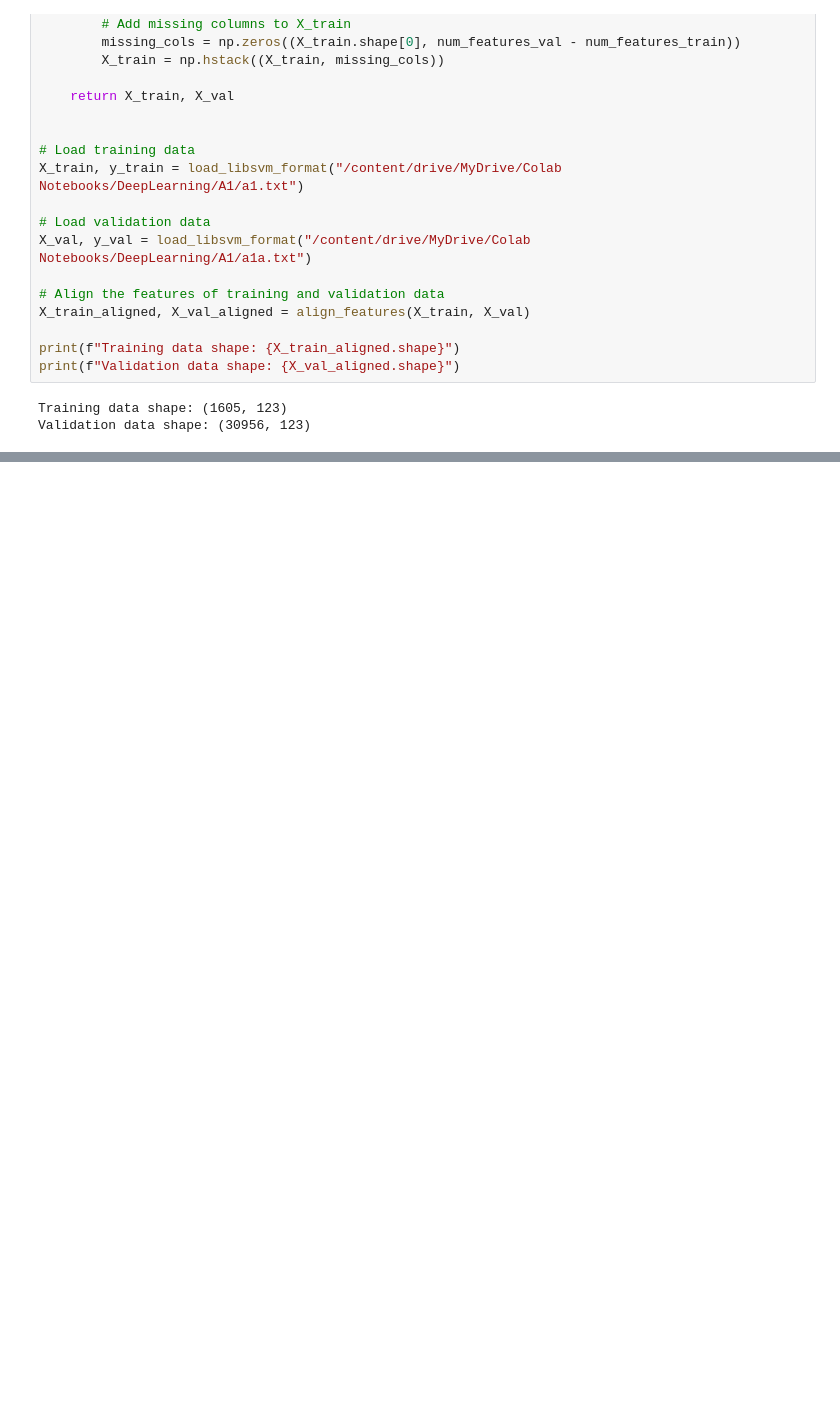
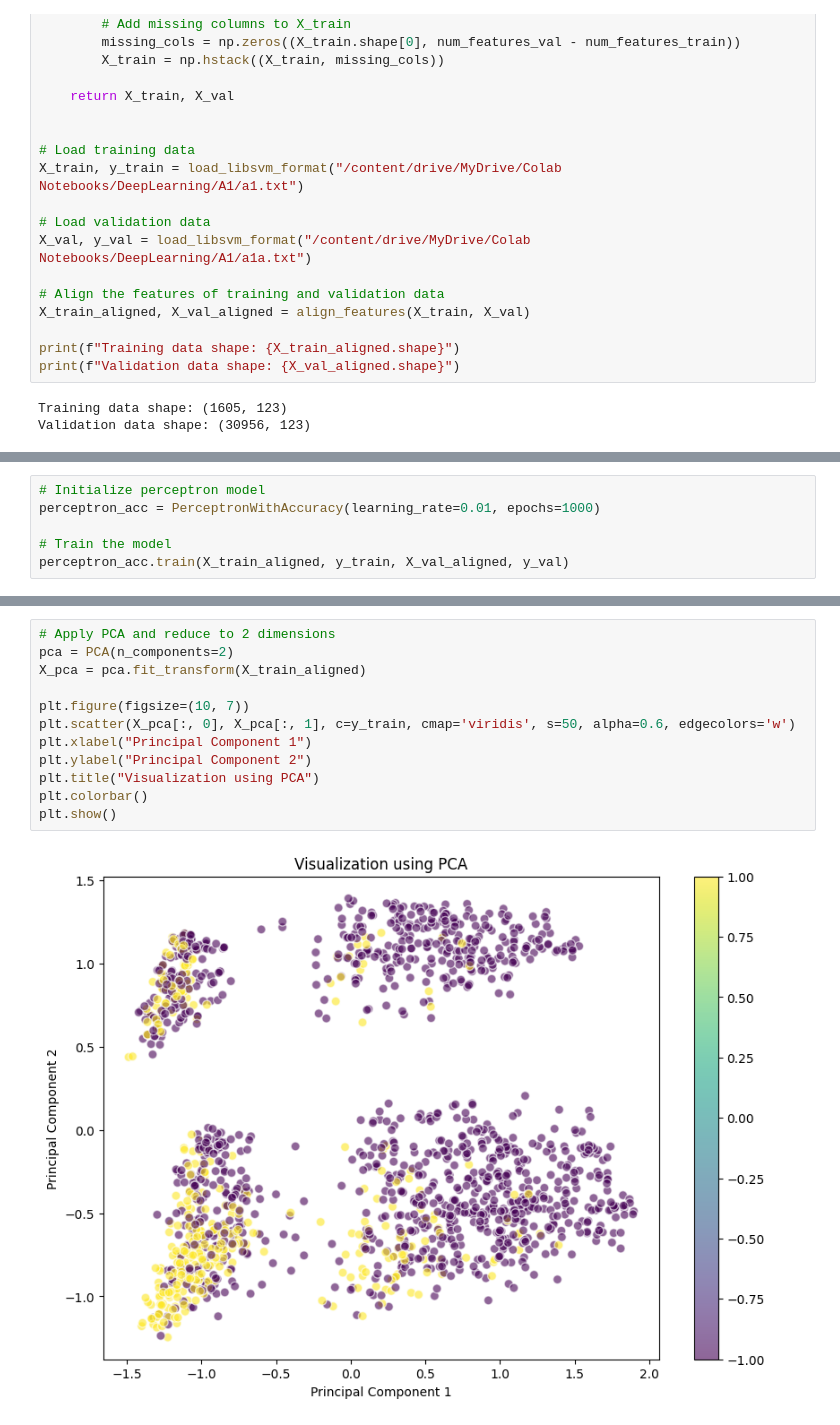
Before and after one commit to AndyDengFKu/DPA1, a Jupyter notebook: DPL_A1.ipynb, the cells around one changed output, grey strips where cells are left out. Saved outputs shown, nothing was run; the diff lists cells and outputs as text; blank space fills up the shorter version.

```diff
--- a/DPL_A1.ipynb
+++ b/DPL_A1.ipynb
@@ -268,0 +241,6 @@ MLP (Best Parameters) Accuracy on Validation Set: 0.8219408192272903
+# %%
+# Initialize perceptron model
+perceptron_acc = PerceptronWithAccuracy(learning_rate=0.01, epochs=1000)
+
+# Train the model
+perceptron_acc.train(X_train_aligned, y_train, X_val_aligned, y_val)
@@ -268,0 +253,14 @@ MLP (Best Parameters) Accuracy on Validation Set: 0.8219408192272903
+# %%
+# Apply PCA and reduce to 2 dimensions
+pca = PCA(n_components=2)
+X_pca = pca.fit_transform(X_train_aligned)
+
+plt.figure(figsize=(10, 7))
+plt.scatter(X_pca[:, 0], X_pca[:, 1], c=y_train, cmap='viridis', s=50, alpha=0.6, edgecolors='w')
+plt.xlabel("Principal Component 1")
+plt.ylabel("Principal Component 2")
+plt.title("Visualization using PCA")
+plt.colorbar()
+plt.show()
+# %% [output]
+[figure, added]
```
Also changed, not shown: parts of 27 cells of this notebook.
